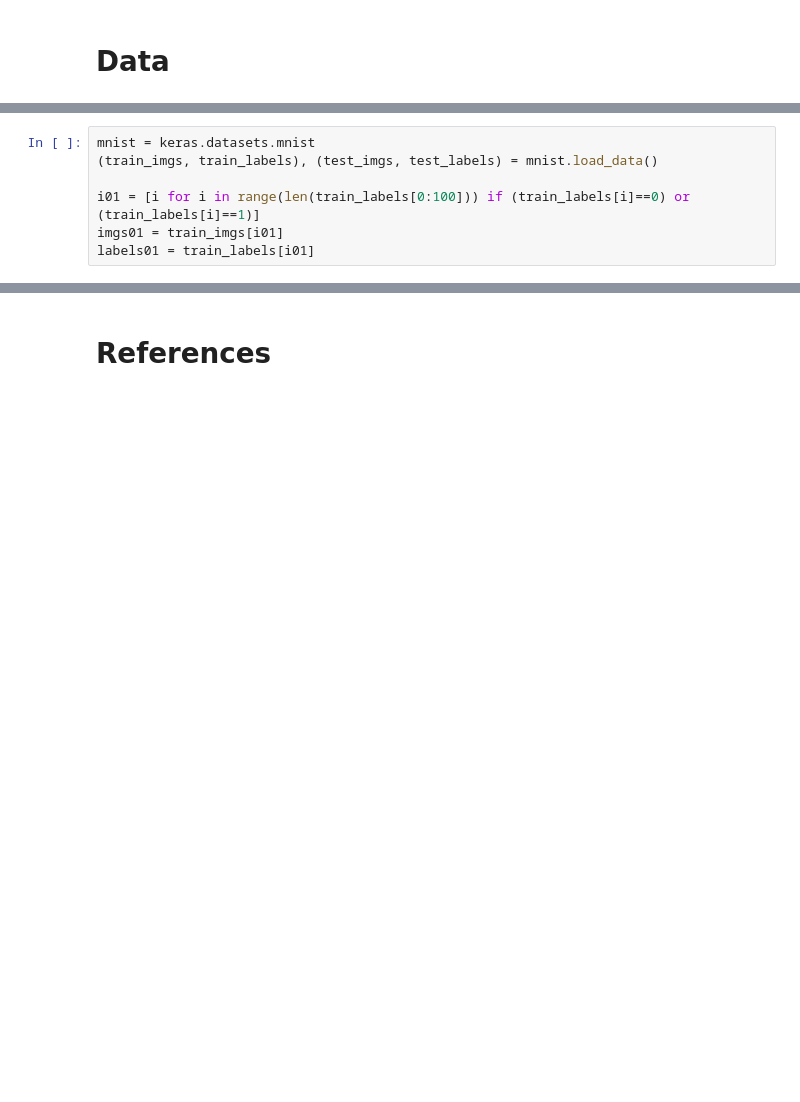
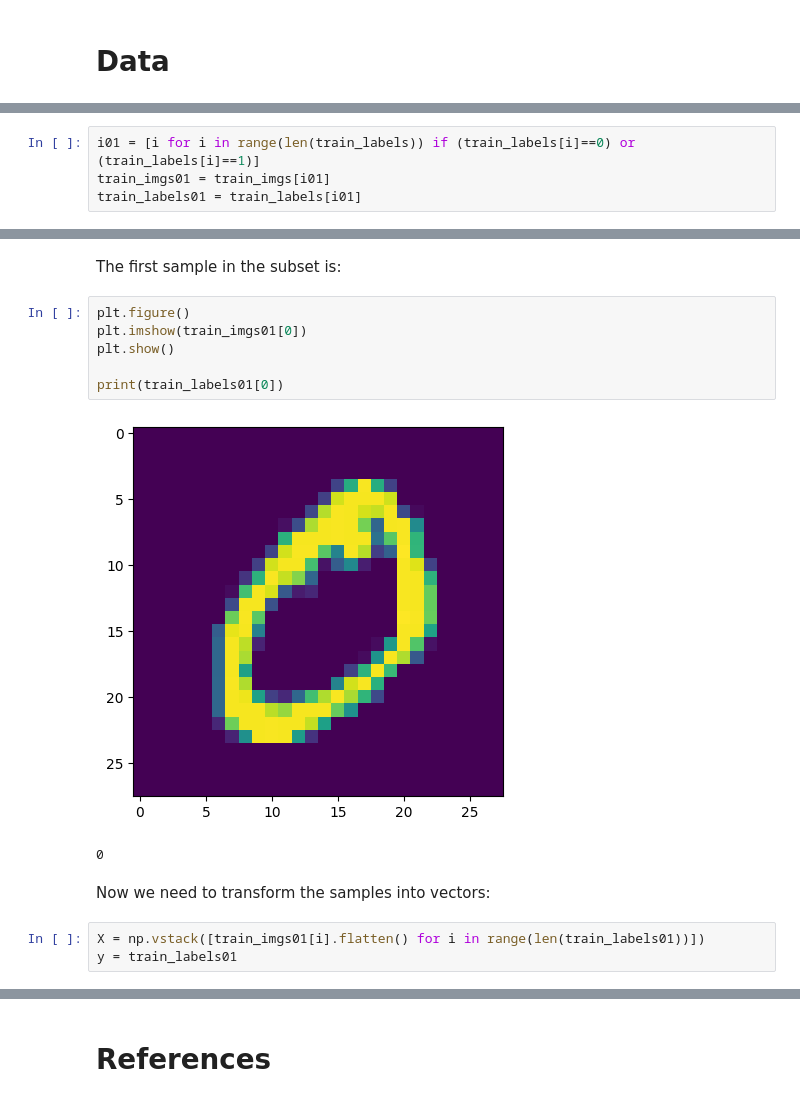
Before and after one commit to CrossWI/MATH535-Final, a Jupyter notebook: kernalPCA.ipynb, the cells around one changed output, grey strips where cells are left out. Drawn from its saved outputs; the diff is of its cells as text; blank space fills up the shorter version.

```diff
--- a/kernalPCA.ipynb
+++ b/kernalPCA.ipynb
@@ -174,7 +179,4 @@ Now that we have created functions for the four steps of kernel PCA, we can appl
 # %%
-mnist = keras.datasets.mnist
-(train_imgs, train_labels), (test_imgs, test_labels) = mnist.load_data()
-
-i01 = [i for i in range(len(train_labels[0:100])) if (train_labels[i]==0) or (train_labels[i]==1)]
-imgs01 = train_imgs[i01]
-labels01 = train_labels[i01]
+i01 = [i for i in range(len(train_labels)) if (train_labels[i]==0) or (train_labels[i]==1)]
+train_imgs01 = train_imgs[i01]
+train_labels01 = train_labels[i01]
@@ -182,0 +183,16 @@ Now, we can perform kernel PCA on the training data set
+# %% [markdown]
+The first sample in the subset is:
+# %%
+plt.figure()
+plt.imshow(train_imgs01[0])
+plt.show()
+
+print(train_labels01[0])
+# %% [output]
+[figure, added]
+0
+# %% [markdown]
+Now we need to transform the samples into vectors:
+# %%
+X = np.vstack([train_imgs01[i].flatten() for i in range(len(train_labels01))])
+y = train_labels01
```
Also changed, not shown: parts of 28 cells of this notebook, 1 other file.
